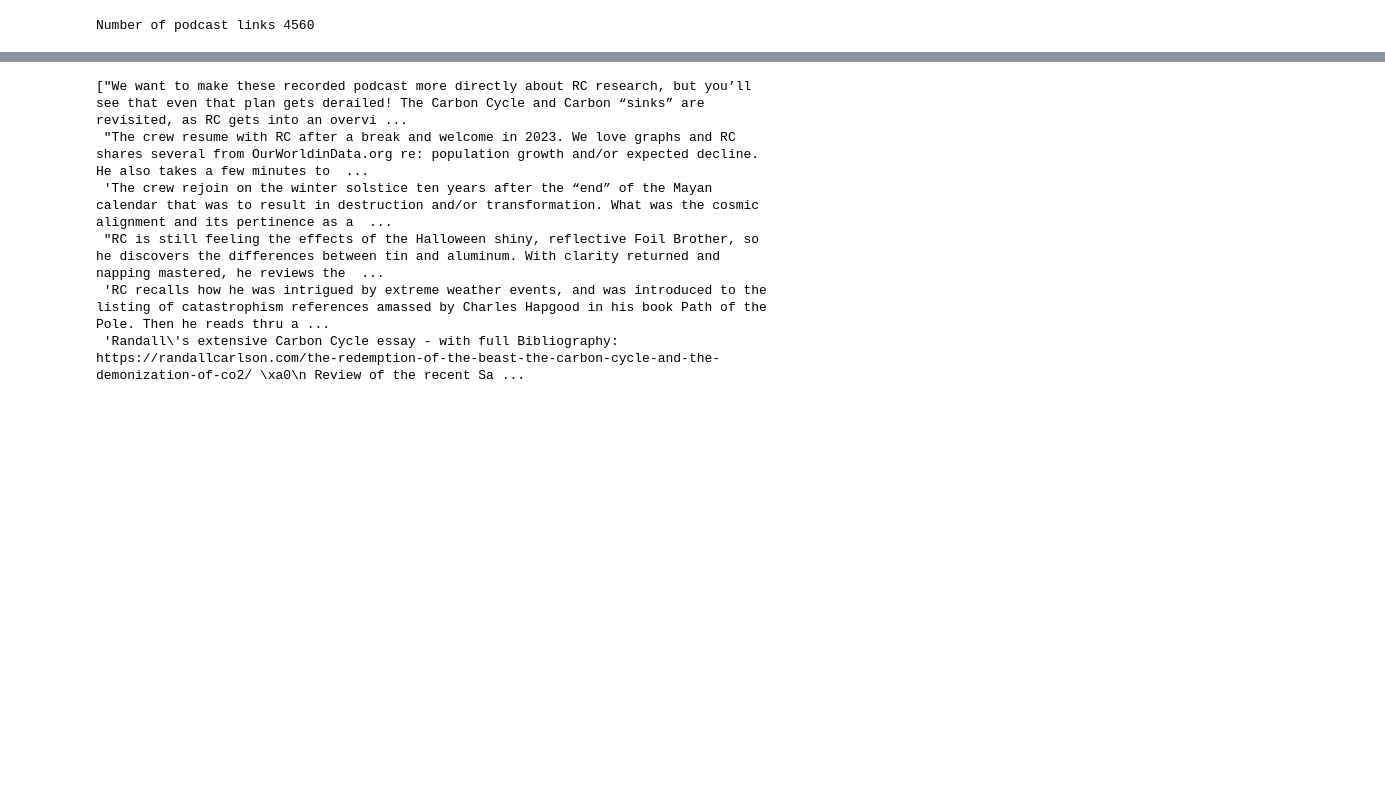
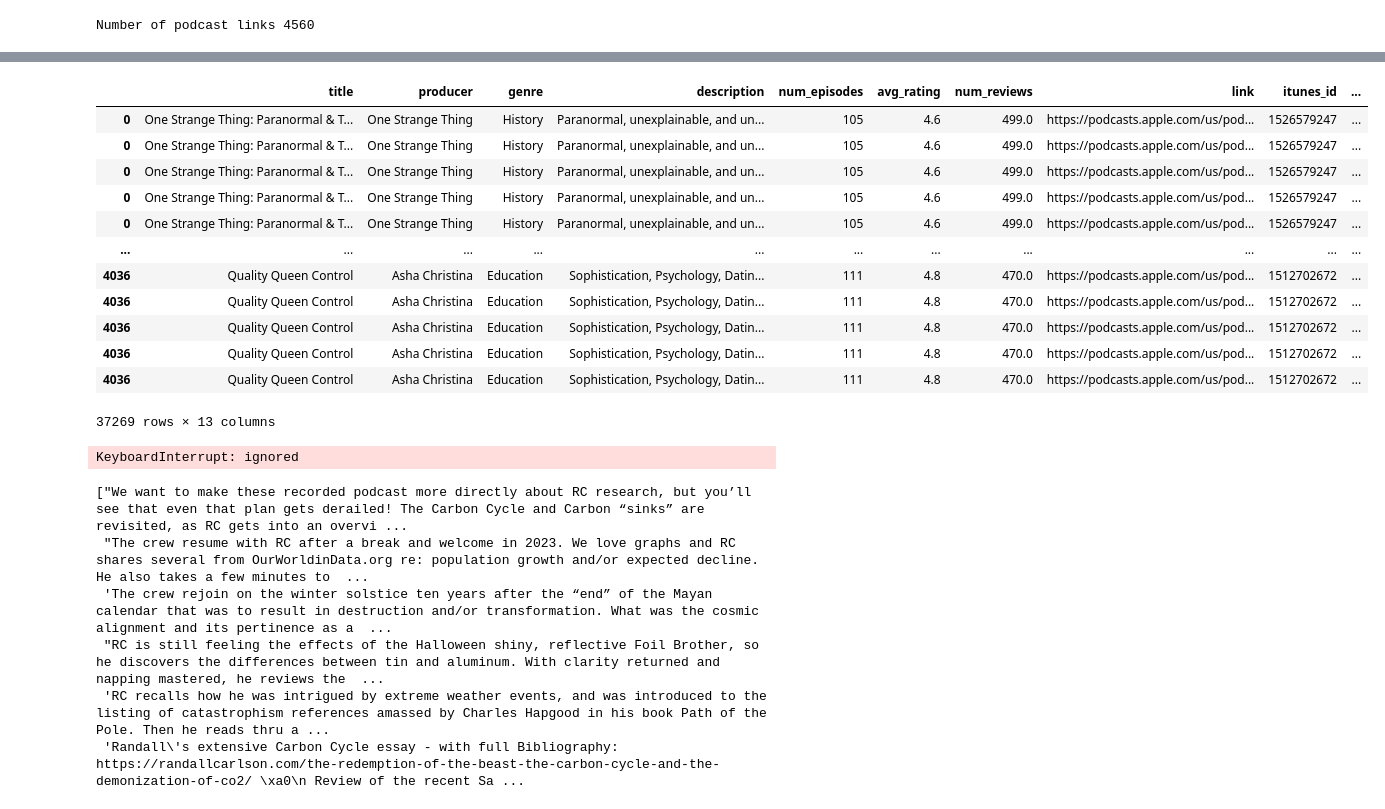
Before and after one commit to mille055/Rec_Project, a Jupyter notebook: notebooks/Rescrape_using_siddgood_code.ipynb, the cells around one changed output, grey strips where cells are left out. Drawn from its saved outputs; the diff is of its cells as text; code cells hidden in the pictures; blank space fills up the shorter version.

```diff
--- a/notebooks/Rescrape_using_siddgood_code.ipynb
+++ b/notebooks/Rescrape_using_siddgood_code.ipynb
@@ -362,0 +432,25 @@ podcasts_df.to_pickle('re-scraped_podcasts_with_episode_description.pkl')
+# %%
+podcasts_df3 = podcasts_df2.copy()
+podcasts_df3[['ratings', 'users']] = podcasts_df3['ratings_lists'].apply(pd.Series)
+
+podcasts_df3
+# %% [output]
+|  | title | producer | genre | description | num_episodes | avg_rating | num_reviews | link | itunes_id | ... |
+| 0 | One Strange Thing: Paranormal & T... | One Strange Thing | History | Paranormal, unexplainable, and un... | 105 | 4.6 | 499.0 | https://podcasts.apple.com/us/pod... | 1526579247 | ... |
+| 0 | One Strange Thing: Paranormal & T... | One Strange Thing | History | Paranormal, unexplainable, and un... | 105 | 4.6 | 499.0 | https://podcasts.apple.com/us/pod... | 1526579247 | ... |
+| 0 | One Strange Thing: Paranormal & T... | One Strange Thing | History | Paranormal, unexplainable, and un... | 105 | 4.6 | 499.0 | https://podcasts.apple.com/us/pod... | 1526579247 | ... |
+| 0 | One Strange Thing: Paranormal & T... | One Strange Thing | History | Paranormal, unexplainable, and un... | 105 | 4.6 | 499.0 | https://podcasts.apple.com/us/pod... | 1526579247 | ... |
+| 0 | One Strange Thing: Paranormal & T... | One Strange Thing | History | Paranormal, unexplainable, and un... | 105 | 4.6 | 499.0 | https://podcasts.apple.com/us/pod... | 1526579247 | ... |
+| ... | ... | ... | ... | ... | ... | ... | ... | ... | ... | ... |
+| 4036 | Quality Queen Control | Asha Christina | Education | Sophistication, Psychology, Datin... | 111 | 4.8 | 470.0 | https://podcasts.apple.com/us/pod... | 1512702672 | ... |
+| 4036 | Quality Queen Control | Asha Christina | Education | Sophistication, Psychology, Datin... | 111 | 4.8 | 470.0 | https://podcasts.apple.com/us/pod... | 1512702672 | ... |
+| 4036 | Quality Queen Control | Asha Christina | Education | Sophistication, Psychology, Datin... | 111 | 4.8 | 470.0 | https://podcasts.apple.com/us/pod... | 1512702672 | ... |
+| 4036 | Quality Queen Control | Asha Christina | Education | Sophistication, Psychology, Datin... | 111 | 4.8 | 470.0 | https://podcasts.apple.com/us/pod... | 1512702672 | ... |
+| 4036 | Quality Queen Control | Asha Christina | Education | Sophistication, Psychology, Datin... | 111 | 4.8 | 470.0 | https://podcasts.apple.com/us/pod... | 1512702672 | ... |
+37269 rows × 13 columns
+# %%
+podcasts_df4 = podcasts_df3.copy()
+podcasts_df4.episode_descriptions.apply(clean_description)
+podcasts_df4
+# %% [output]
+KeyboardInterrupt: ignored
```
Also changed, not shown: parts of 23 cells of this notebook.
